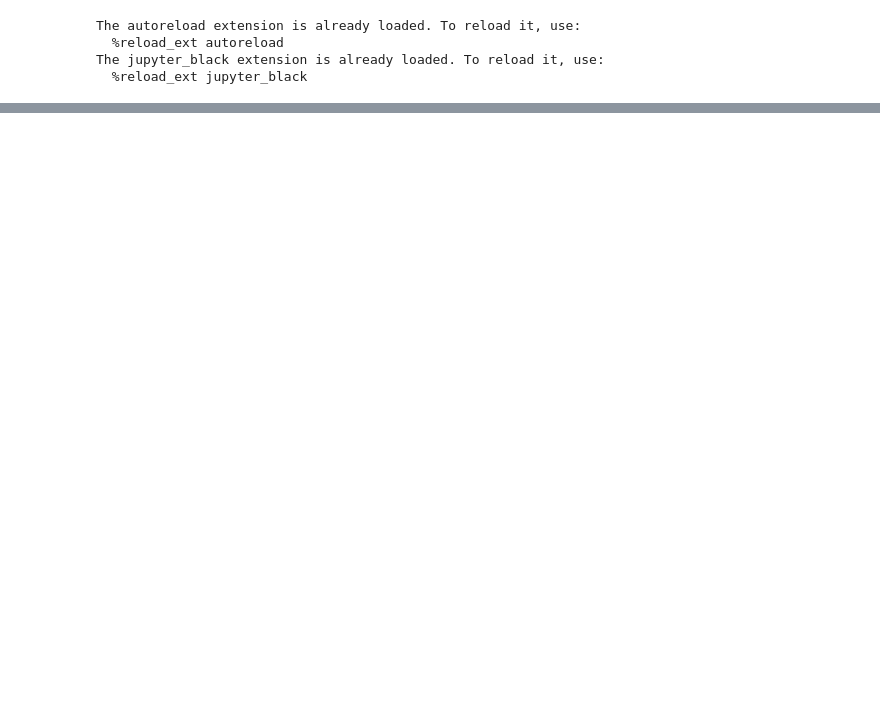
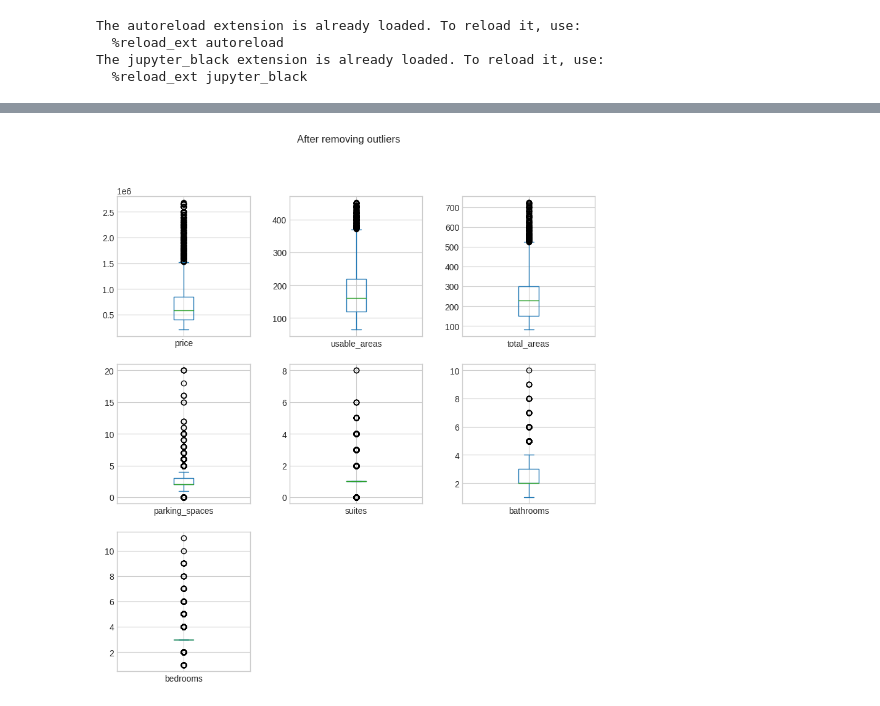
Before and after one commit to gabrielcdo/icd-hw1, a Jupyter notebook: 01_data_understand.ipynb, the cells around one changed output, grey strips where cells are left out. Cells and saved outputs as stored; diff of their text form; code cells hidden in the pictures; blank space fills up the shorter version.

```diff
--- a/01_data_understand.ipynb
+++ b/01_data_understand.ipynb
@@ -275,0 +119,16 @@ plt.show()
+# %%
+# Specify the columns to remove outliers from
+cols_to_clean = [
+    "price",
+    "usable_areas",
+    "total_areas",
+]
+
+# Define the lower and upper bounds for filtering outliers
+quantiles = data[cols_to_clean].quantile([0.05, 0.95])
+lower_bound = quantiles.loc[0.05]
+upper_bound = quantiles.loc[0.95]
+
+# Filter out the outliers from each specified column
+for col in cols_to_clean:
+    data = data[(data[col] > lower_bound[col]) & (data[col] < upper_bound[col])]
@@ -275,0 +138,17 @@ plt.show()
+# %%
+import matplotlib.pyplot as plt
+import numpy as np
+
+
+fig, axes = plt.subplots(nrows=3, ncols=3, figsize=(10, 10))
+fig.subplots_adjust(wspace=0.3)
+
+fig.suptitle("After removing outliers")
+
+for i, col in enumerate(numeric_cols):
+    if data[col].dtype != "object":
+        data[col].plot(kind="box", ax=axes[i // 3, i % 3])
+axes[2, 2].set_visible(False)
+axes[2, 1].set_visible(False)
+# %% [output]
+[figure, added]
```
Also changed, not shown: parts of 42 cells of this notebook, 3 other files.
